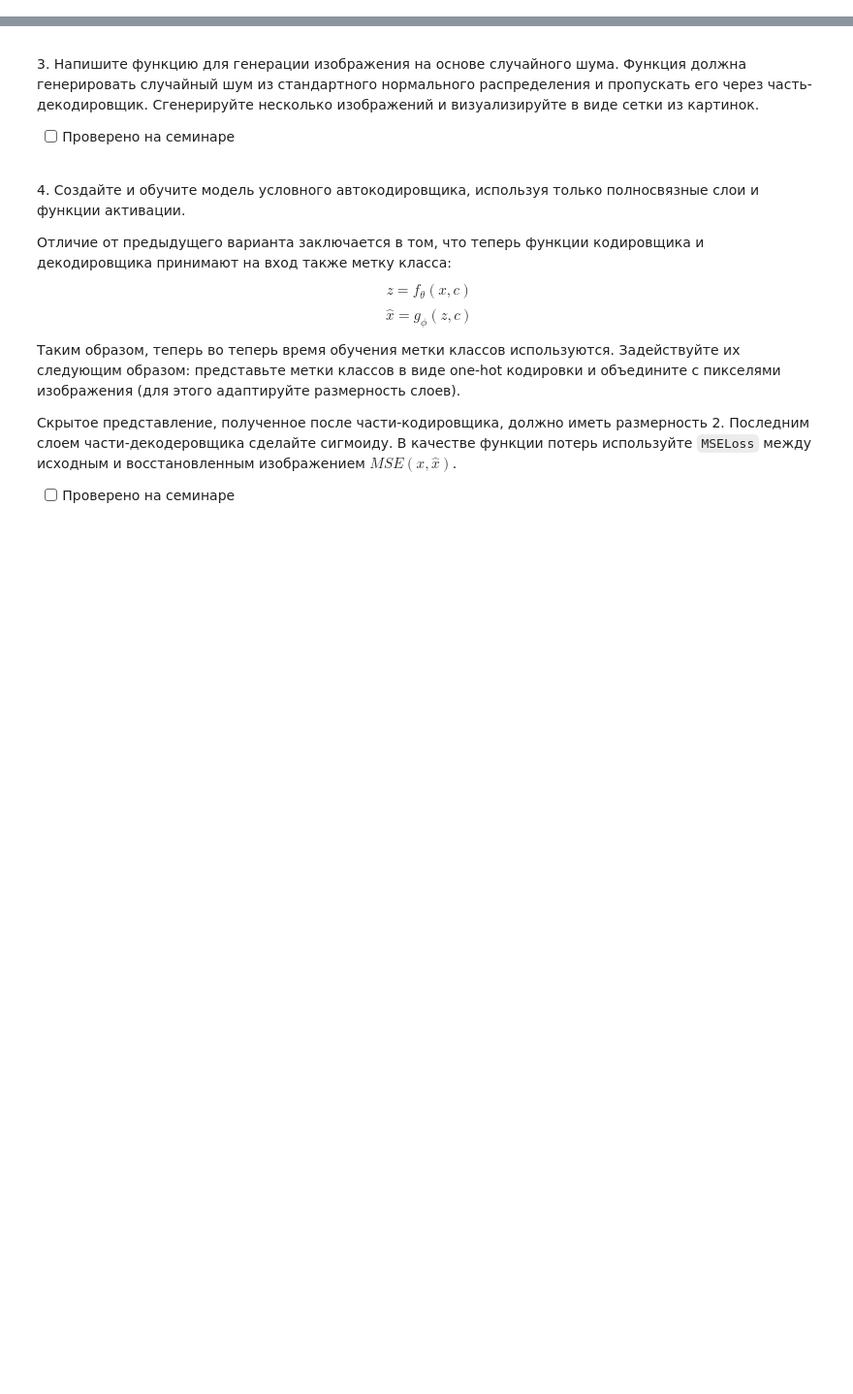
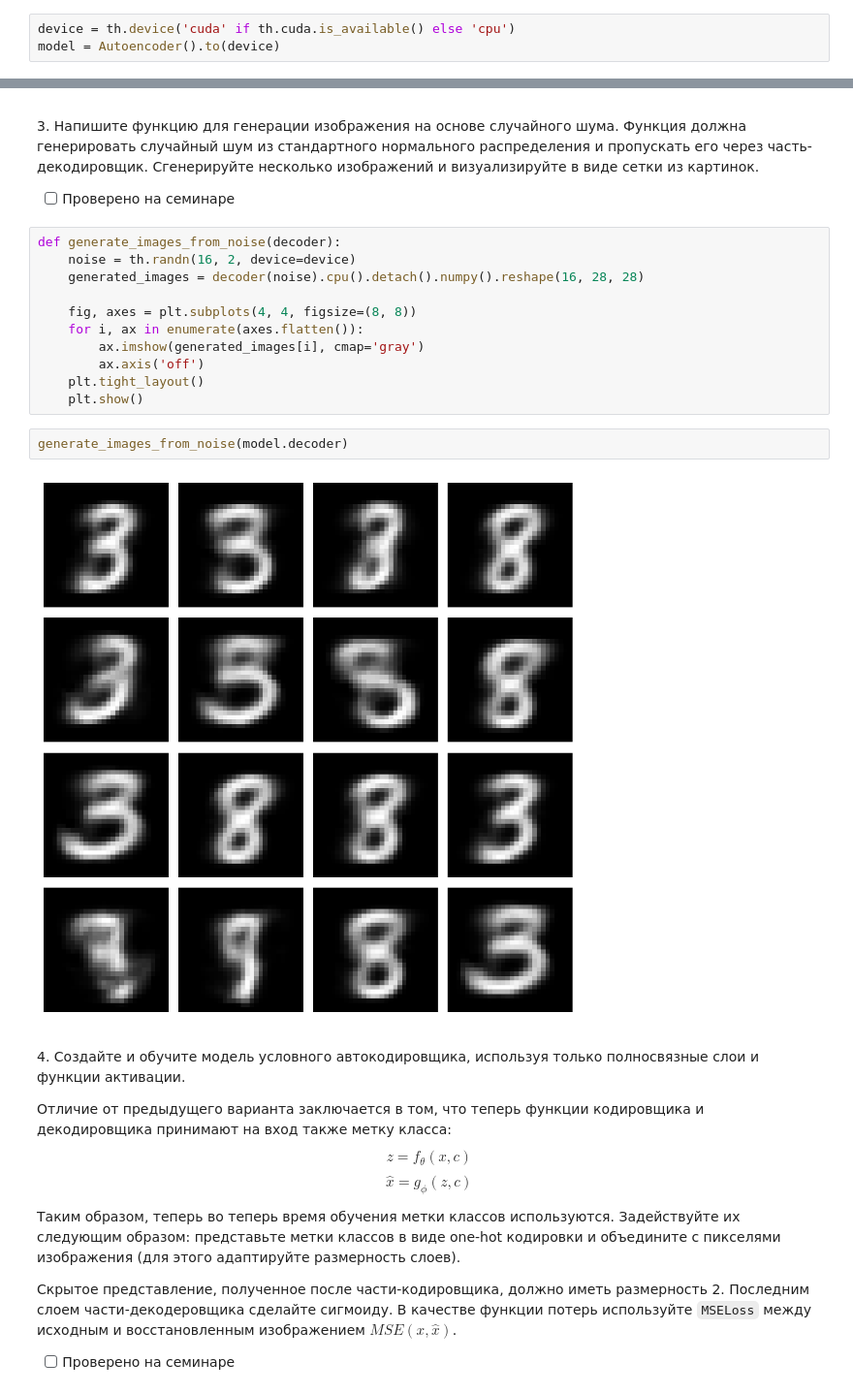
Before and after one commit to kekwak/Deep-Learning, a Jupyter notebook: 07_encoders/07_1_autoencoders.ipynb, the cells around one changed output, grey strips where cells are left out. Shown: that part at 97% size. Drawn from its saved outputs; the diff is of its cells as text; blank space fills up the shorter version.

```diff
--- a/07_encoders/07_1_autoencoders.ipynb
+++ b/07_encoders/07_1_autoencoders.ipynb
@@ -42,0 +89,3 @@ $\hat{x} = g_\phi(z)$
+# %%
+device = th.device('cuda' if th.cuda.is_available() else 'cpu')
+model = Autoencoder().to(device)
@@ -55,6 +192,21 @@ $\hat{x} = g_\phi(z)$
 3\. Напишите функцию для генерации изображения на основе случайного шума. Функция должна генерировать случайный шум из стандартного нормального распределения и пропускать его через часть-декодировщик. Сгенерируйте несколько изображений и визуализируйте в виде сетки из картинок.
 
 - [ ] Проверено на семинаре
+# %%
+def generate_images_from_noise(decoder):
+    noise = th.randn(16, 2, device=device)
+    generated_images = decoder(noise).cpu().detach().numpy().reshape(16, 28, 28)
+
+    fig, axes = plt.subplots(4, 4, figsize=(8, 8))
+    for i, ax in enumerate(axes.flatten()):
+        ax.imshow(generated_images[i], cmap='gray')
+        ax.axis('off')
+    plt.tight_layout()
+    plt.show()
+# %%
+generate_images_from_noise(model.decoder)
+# %% [output]
+[figure, added]
 # %% [markdown]
 <p class="task" id="4"></p>
 
```
Also changed, not shown: parts of 22 cells of this notebook.
